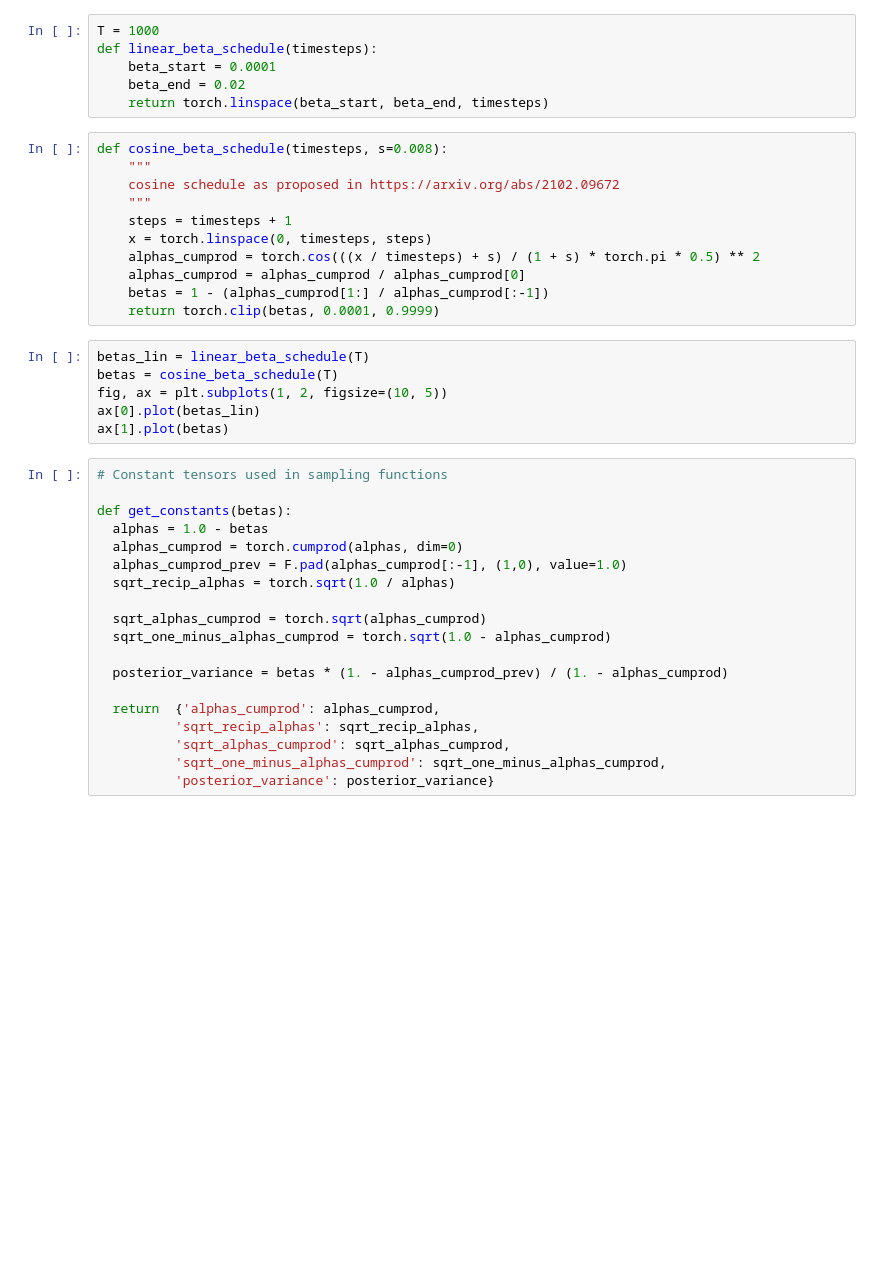
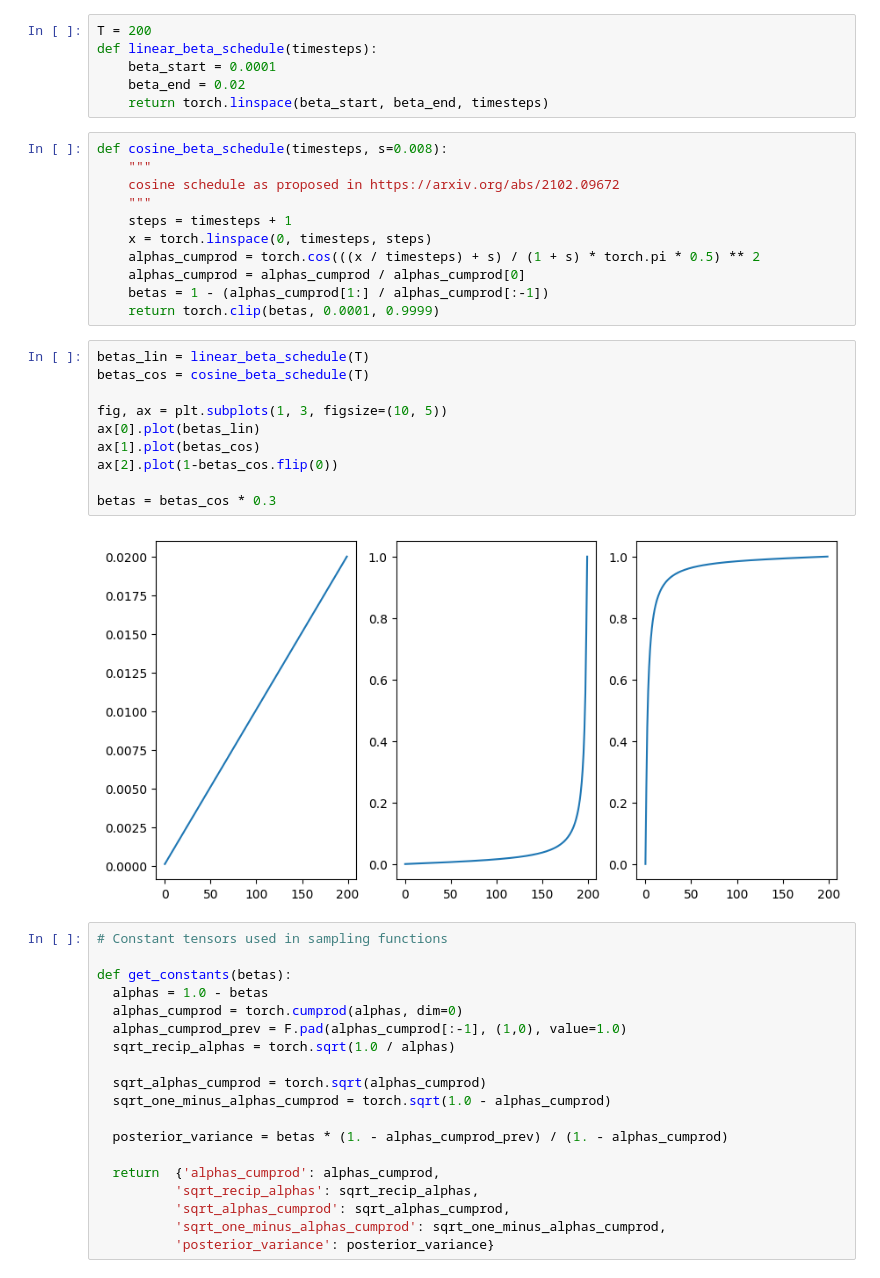
Before and after one commit to gardberg/thesis, a Jupyter notebook: diagnostics-21-10-22-2.ipynb, the cells around one changed output. Saved outputs shown, nothing was run; the diff lists cells and outputs as text; blank space fills up the shorter version.

```diff
--- a/diagnostics-21-10-22-2.ipynb
+++ b/diagnostics-21-10-22-2.ipynb
@@ -67,5 +64,5 @@ plt.imshow(image.squeeze(), cmap='gray');
 # %%
-T = 1000
+T = 200
 def linear_beta_schedule(timesteps):
     beta_start = 0.0001
     beta_end = 0.02
@@ -83,10 +80,16 @@ def cosine_beta_schedule(timesteps, s=0.008):
     return torch.clip(betas, 0.0001, 0.9999)
 # %%
 betas_lin = linear_beta_schedule(T)
-betas = cosine_beta_schedule(T)
-fig, ax = plt.subplots(1, 2, figsize=(10, 5))
+betas_cos = cosine_beta_schedule(T)
+
+fig, ax = plt.subplots(1, 3, figsize=(10, 5))
 ax[0].plot(betas_lin)
-ax[1].plot(betas)
+ax[1].plot(betas_cos)
+ax[2].plot(1-betas_cos.flip(0))
+
+betas = betas_cos * 0.3
+# %% [output]
+[figure, added]
 # %%
 # Constant tensors used in sampling functions
 
```
Also changed, not shown: parts of 25 cells of this notebook, 4 other files.
